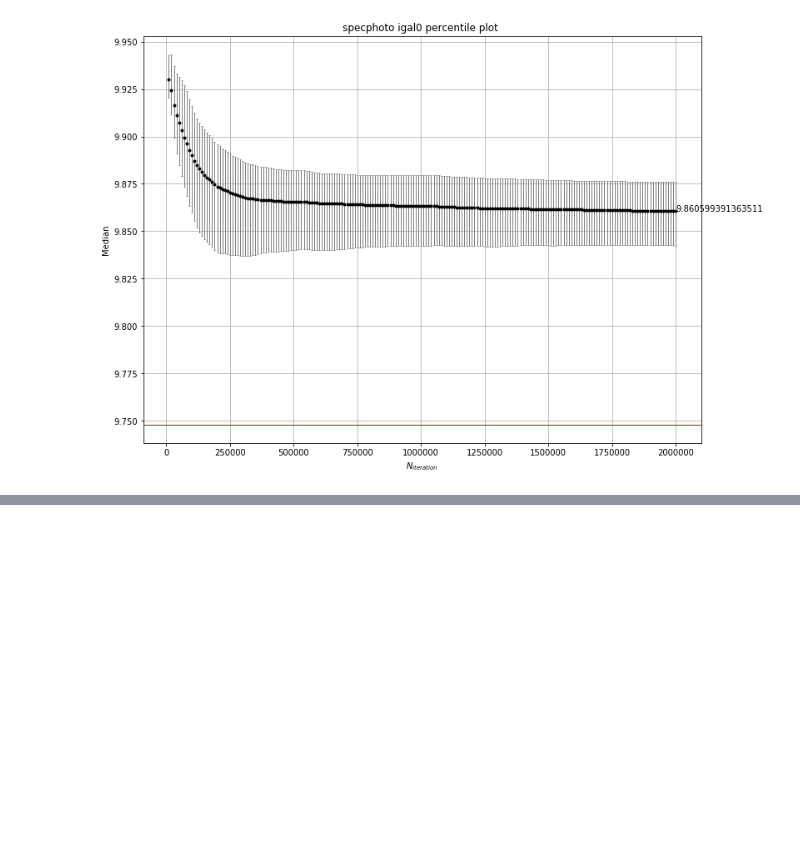
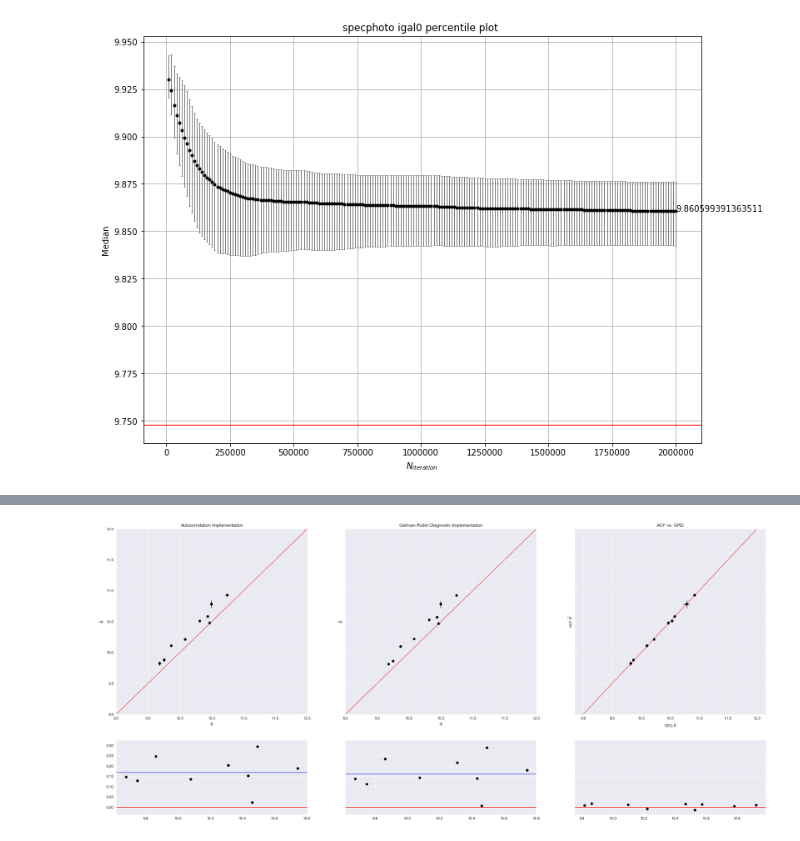
Before and after one commit to kgb0255/GQPMC_v2_JAMES, a Jupyter notebook: ACM.ipynb, the cells around one changed output, grey strips where cells are left out. Saved outputs shown, nothing was run; the diff lists cells and outputs as text; code cells hidden in the pictures; blank space fills up the shorter version.

```diff
--- a/ACM.ipynb
+++ b/ACM.ipynb
@@ -396,0 +342,46 @@ ax.legend(fontsize = 15)
+# %%
+fig, axs = plt.subplots(2,3,figsize=(31,14), gridspec_kw={'height_ratios' : (10,4)}, sharey = 'row')
+xlim = axs[0,0].set_xlim(9,12)
+axs[0,0].set_ylim(xlim)
+axs[0,1].set_xlim(xlim)
+axs[0,1].set_ylim(xlim)
+
+for ax in axs:
+    for x in ax:
+        x.grid()
+
+axs[0,0].errorbar(input_mass[:len(meds)],meds,yerr=(ups,los), elinewidth = 1, fmt = 'ok',c = 'k')
+axs[0,1].errorbar(input_mass[:len(meds)],compare[:len(meds)],yerr=(compare_up[:len(meds)], compare_lo[:len(meds)]), fmt = 'ok',elinewidth = 1, c = 'k')
+axs[0,2].errorbar(compare[:len(meds)],meds,xerr = (compare_up[:len(meds)],compare_lo[:len(meds)]), yerr = (ups,los), fmt = 'ok', elinewidth = 1, c = 'k')
+
+axs[1,0].scatter(input_mass[:len(meds)],np.array(meds)-np.array(input_mass[:len(meds)]), c = 'k')
+axs[1,1].scatter(input_mass[:len(meds)],np.array(compare[:len(meds)])-np.array(input_mass[:len(meds)]), c = 'k')
+axs[1,2].scatter(compare[:len(meds)],np.array(meds)-np.array(compare[:len(meds)]), c = 'k')
+
+axs[0,0].set_title('Autocorrelation Implementation')
+axs[0,1].set_title('Gelman-Rubin Diagnostic Implementation')
+axs[0,2].set_title('ACF vs. GRD')
+
+axs[0,0].set_xlabel('$\\theta$')
+axs[0,0].set_ylabel('$\hat{\\theta}$')
+
+axs[0,1].set_xlabel('$\\theta$')
+axs[0,1].set_ylabel('$\hat{\\theta}$')
+
+axs[0,2].set_xlabel('GRD $\hat{\\theta}$')
+axs[0,2].set_ylabel('ACF $\hat{\\theta}$')
+
+axs[1,0].axhline(0,c = 'r', lw = 1)
+axs[1,1].axhline(0,c = 'r', lw = 1)
+axs[1,2].axhline(0,c = 'r', lw = 1)
+
+axs[1,0].axhline(np.mean(np.array(meds)-np.array(input_mass[:len(meds)])), c = 'b', lw = 1)
+axs[1,1].axhline(np.mean(np.array(compare[:len(meds)])-np.array(input_mass[:len(meds)])), c = 'b', lw = 1)
+
+axs[0,0].plot([9,12],[9,12], c = 'r', lw = 1)
+axs[0,1].plot([9,12],[9,12], c = 'r', lw = 1)
+axs[0,2].plot([9,12],[9,12], c = 'r', lw = 1)
+
+plt.show()
+# %% [output]
+[figure, added]
```
Also changed, not shown: parts of 29 cells of this notebook.
